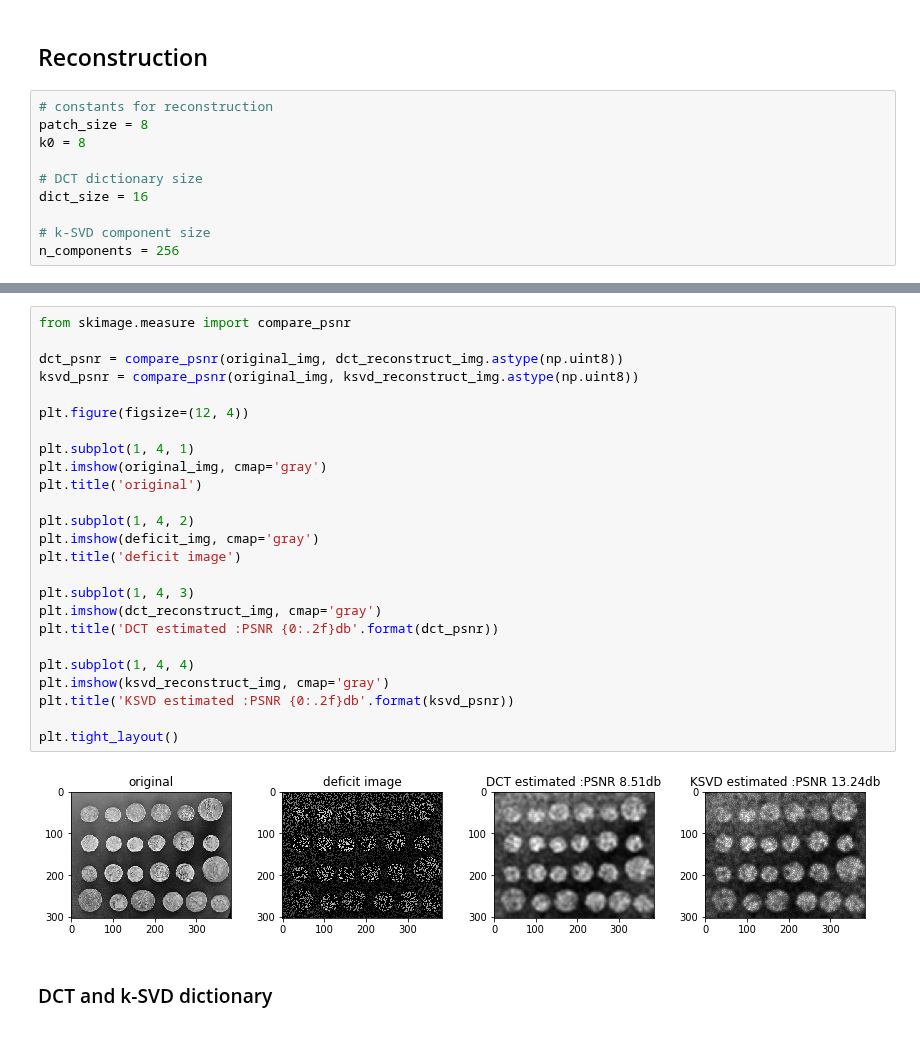
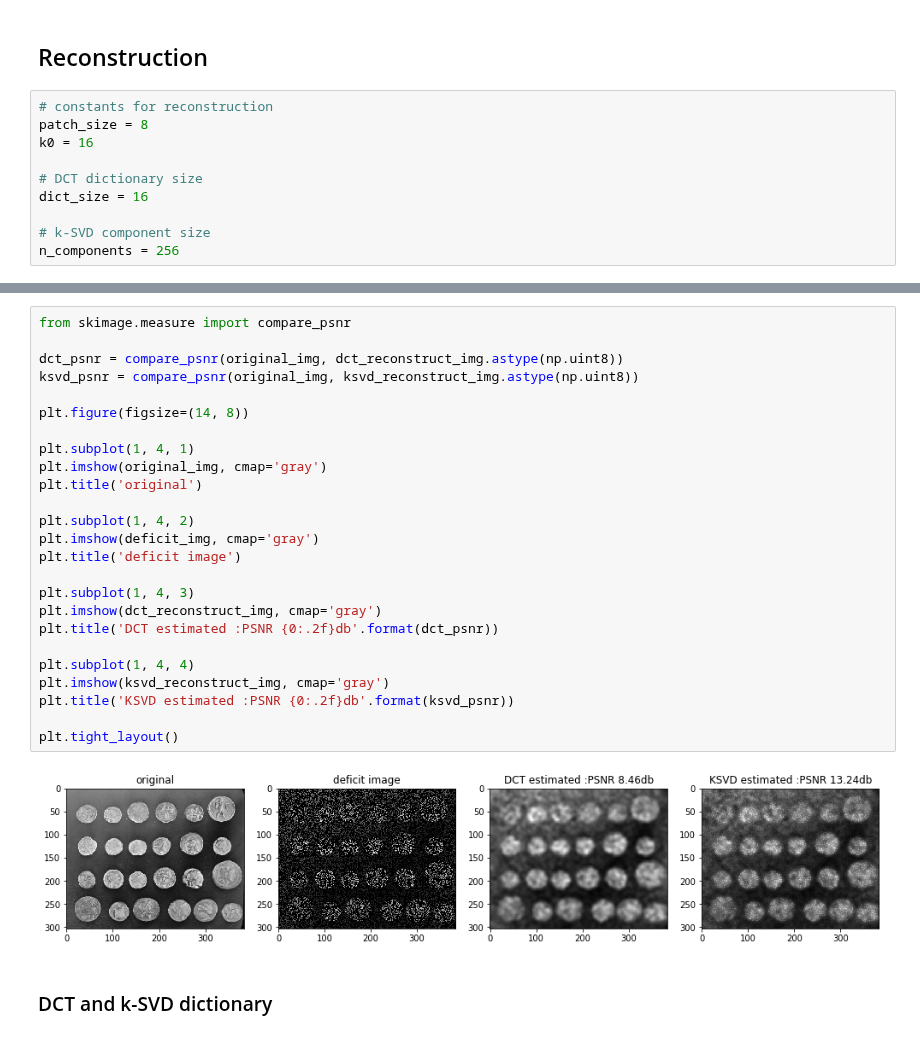
Before and after one commit to hacarus/spm-image, a Jupyter notebook: examples/ksvd_inpainting.ipynb, the cells around one changed output, grey strips where cells are left out. Cells and saved outputs as stored; diff of their text form.

```diff
--- a/examples/ksvd_inpainting.ipynb
+++ b/examples/ksvd_inpainting.ipynb
@@ -106,7 +108,7 @@ def get_ksvd_dict(img, n_components, k0, patch_size, sampling_num=10, sampling_s
 # %%
 # constants for reconstruction
 patch_size = 8
-k0 = 8
+k0 = 16
 
 # DCT dictionary size
 dict_size = 16
@@ -142,30 +144,30 @@ Wall time: 2min 17s
 # %%
 from skimage.measure import compare_psnr
 
 dct_psnr = compare_psnr(original_img, dct_reconstruct_img.astype(np.uint8))
 ksvd_psnr = compare_psnr(original_img, ksvd_reconstruct_img.astype(np.uint8))
 
-plt.figure(figsize=(12, 4))
+plt.figure(figsize=(14, 8))
 
 plt.subplot(1, 4, 1)
 plt.imshow(original_img, cmap='gray')
 plt.title('original')
 
 plt.subplot(1, 4, 2)
 plt.imshow(deficit_img, cmap='gray')
 plt.title('deficit image')
 
 plt.subplot(1, 4, 3)
 plt.imshow(dct_reconstruct_img, cmap='gray')
 plt.title('DCT estimated :PSNR {0:.2f}db'.format(dct_psnr))
 
 plt.subplot(1, 4, 4)
 plt.imshow(ksvd_reconstruct_img, cmap='gray')
 plt.title('KSVD estimated :PSNR {0:.2f}db'.format(ksvd_psnr))
 
 plt.tight_layout()
 # %% [output]
-[figure, old version]
+[figure, new version]
 # %% [markdown]
 ### DCT and k-SVD dictionary
 # %%
```
Also changed, not shown: parts of 6 cells of this notebook.
